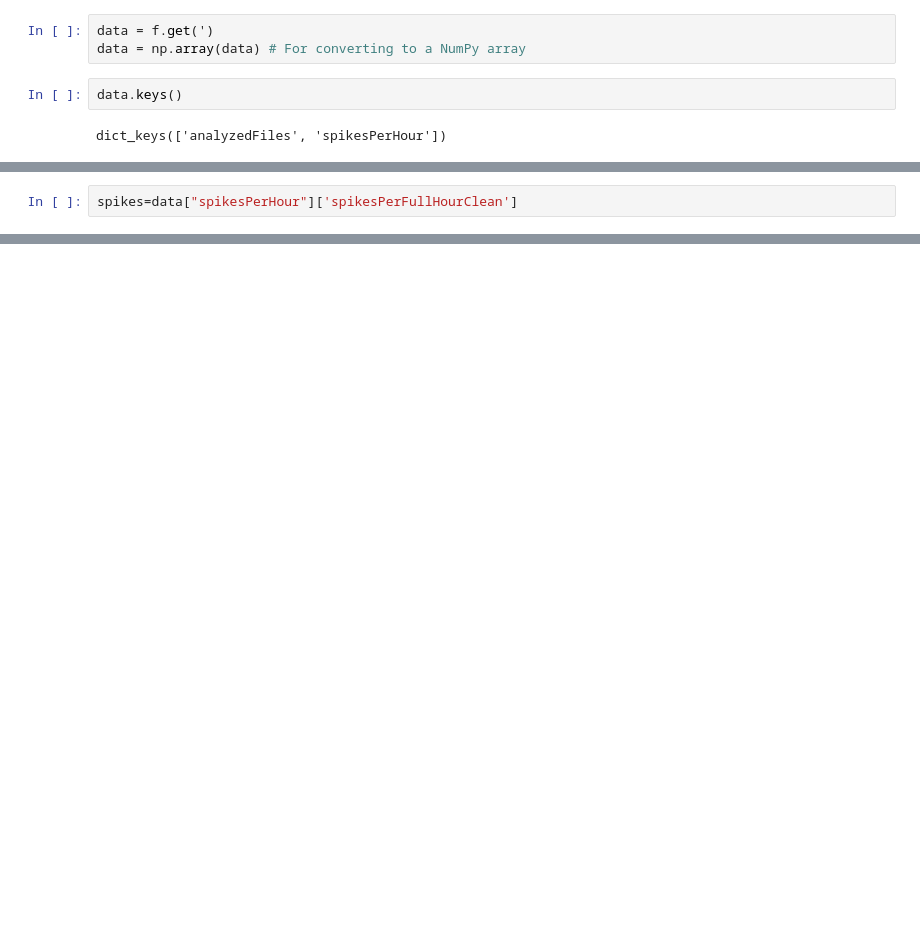
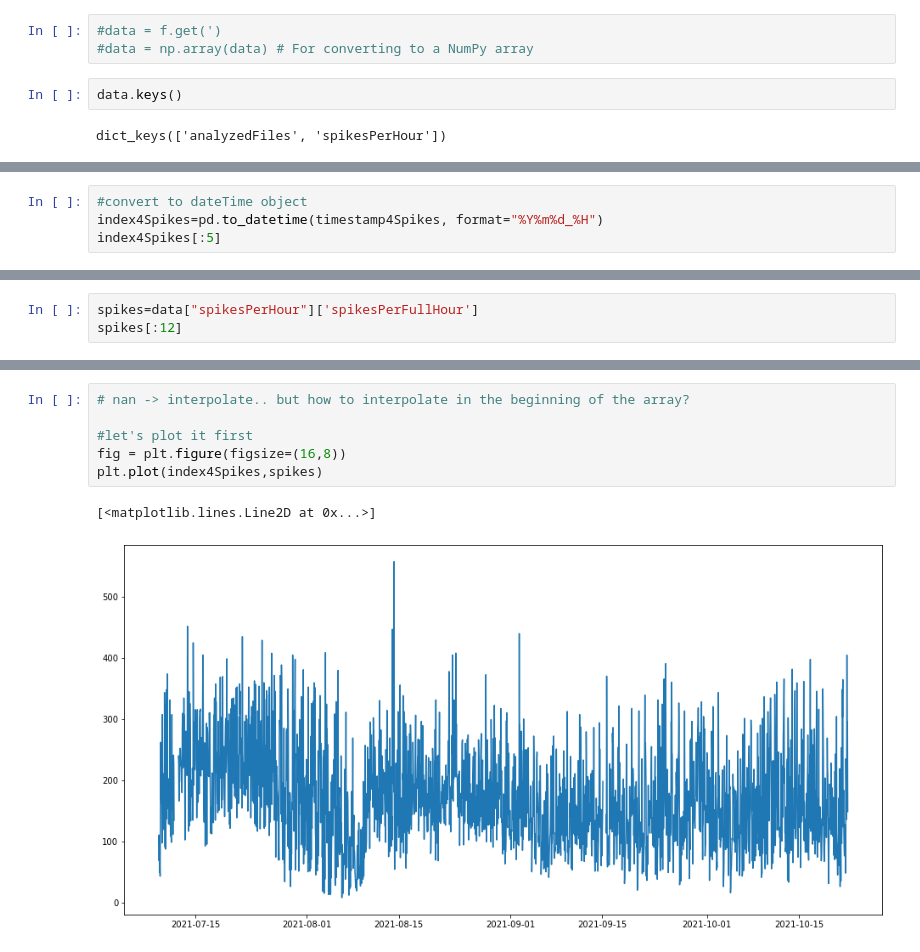
Before and after one commit to Ponyo2311/BioRhythms, a Jupyter notebook: icterSpikes_mice_3months.ipynb, the cells around one changed output, grey strips where cells are left out. Saved outputs shown, nothing was run; the diff lists cells and outputs as text; blank space fills up the shorter version.

Commit message:
first_figure_mouse

```diff
--- a/icterSpikes_mice_3months.ipynb
+++ b/icterSpikes_mice_3months.ipynb
@@ -65,8 +74,8 @@ from mat4py import loadmat
 
 data = loadmat(path2_interIctSpikes)
 # %%
-data = f.get(')
-data = np.array(data) # For converting to a NumPy array
+#data = f.get(')
+#data = np.array(data) # For converting to a NumPy array
 # %%
 data.keys()
 # %% [output]
@@ -79,0 +98,4 @@ timestamp4Spikes=data["spikesPerHour"]['dateHour']
+# %%
+#convert to dateTime object
+index4Spikes=pd.to_datetime(timestamp4Spikes, format="%Y%m%d_%H")
+index4Spikes[:5]
@@ -80,2 +110,3 @@ timestamp4Spikes=data["spikesPerHour"]['dateHour']
 # %%
-spikes=data["spikesPerHour"]['spikesPerFullHourClean']
+spikes=data["spikesPerHour"]['spikesPerFullHour']
+spikes[:12]
@@ -81,0 +126,9 @@ spikes=data["spikesPerHour"]['spikesPerFullHourClean']
+# %%
+# nan -> interpolate.. but how to interpolate in the beginning of the array?
+
+#let's plot it first
+fig = plt.figure(figsize=(16,8))
+plt.plot(index4Spikes,spikes)
+# %% [output]
+[<matplotlib.lines.Line2D at 0x...>]
+[figure, added]
```
Also changed, not shown: parts of 25 cells of this notebook, 2 other files.
